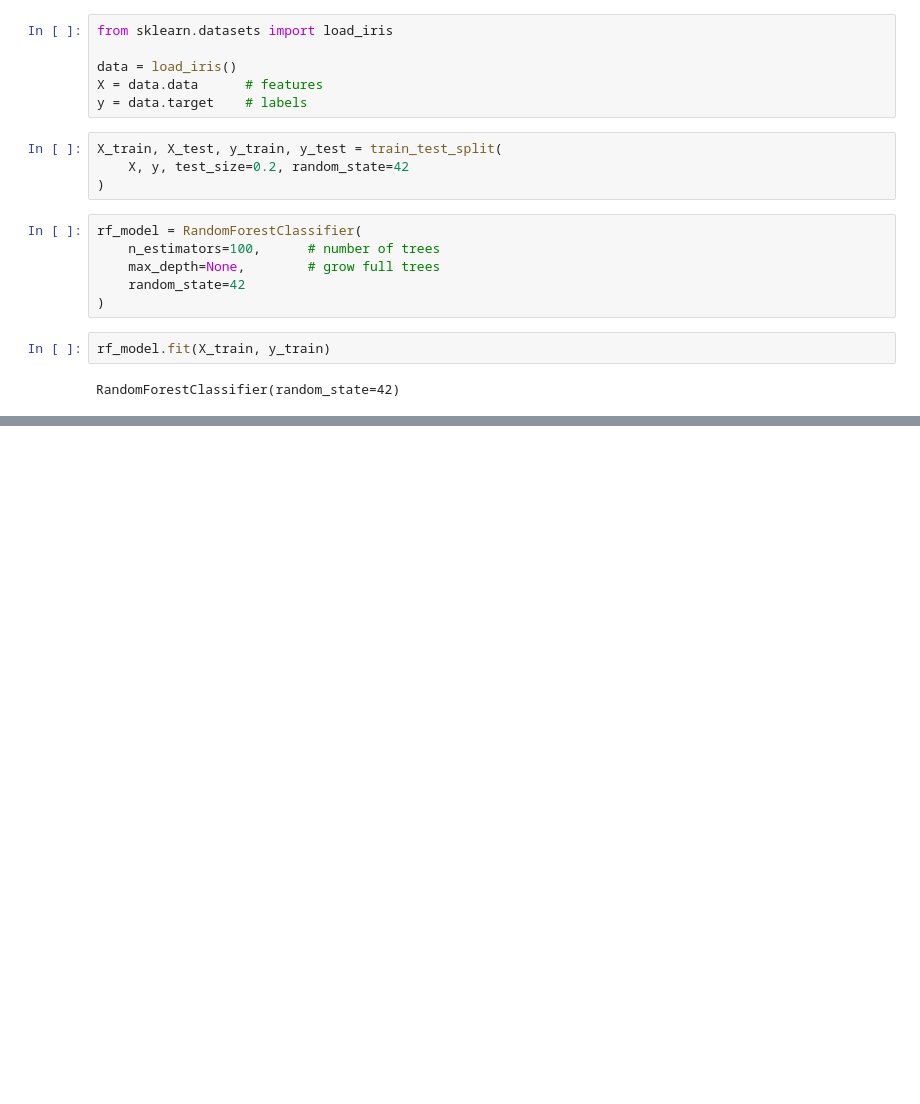
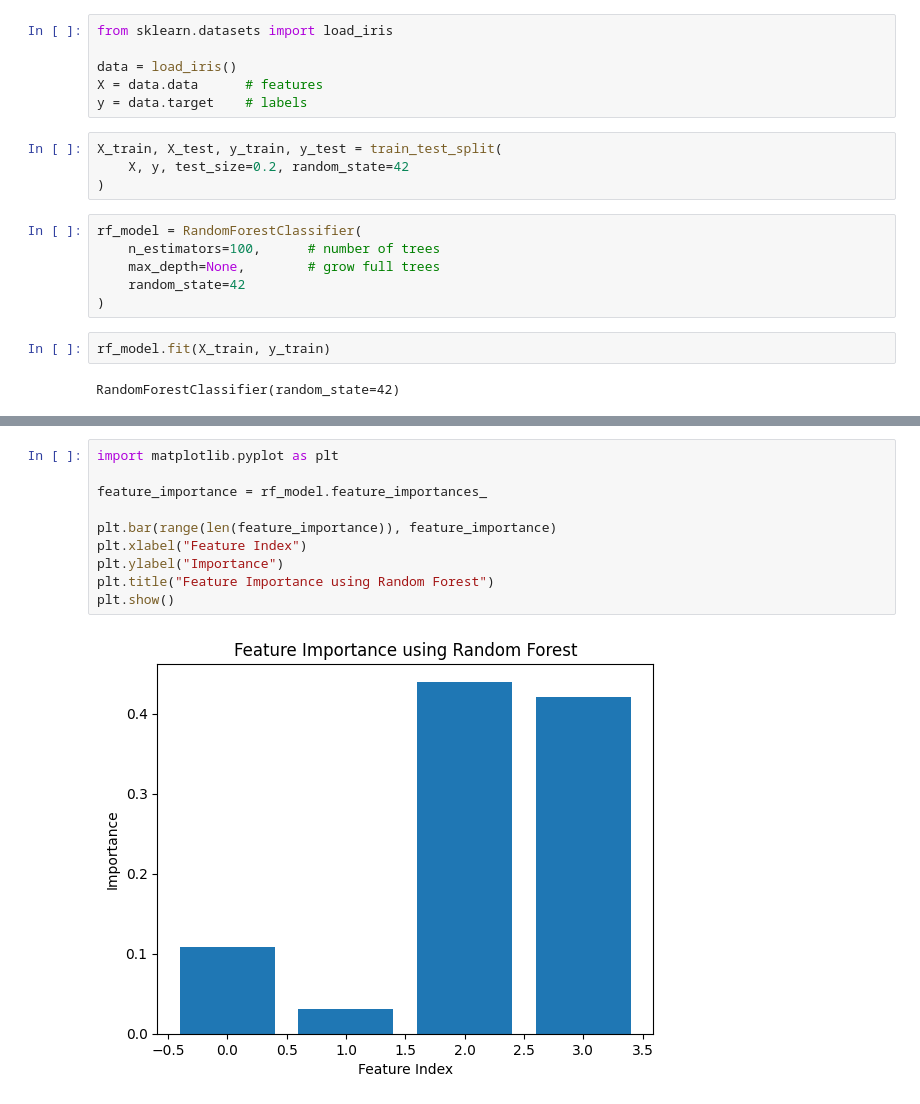
Before and after one commit to ChaturvedyShalini/ml-learning-journey, a Jupyter notebook: random_forest.ipynb, the cells around one changed output, grey strips where cells are left out. Drawn from its saved outputs; the diff is of its cells as text; blank space fills up the shorter version.

```diff
--- a/random_forest.ipynb
+++ b/random_forest.ipynb
@@ -144,0 +174,12 @@ RandomForestClassifier(random_state=42)
+# %%
+import matplotlib.pyplot as plt
+
+feature_importance = rf_model.feature_importances_
+
+plt.bar(range(len(feature_importance)), feature_importance)
+plt.xlabel("Feature Index")
+plt.ylabel("Importance")
+plt.title("Feature Importance using Random Forest")
+plt.show()
+# %% [output]
+[figure, added]
```
Also changed, not shown: parts of 2 cells of this notebook.
